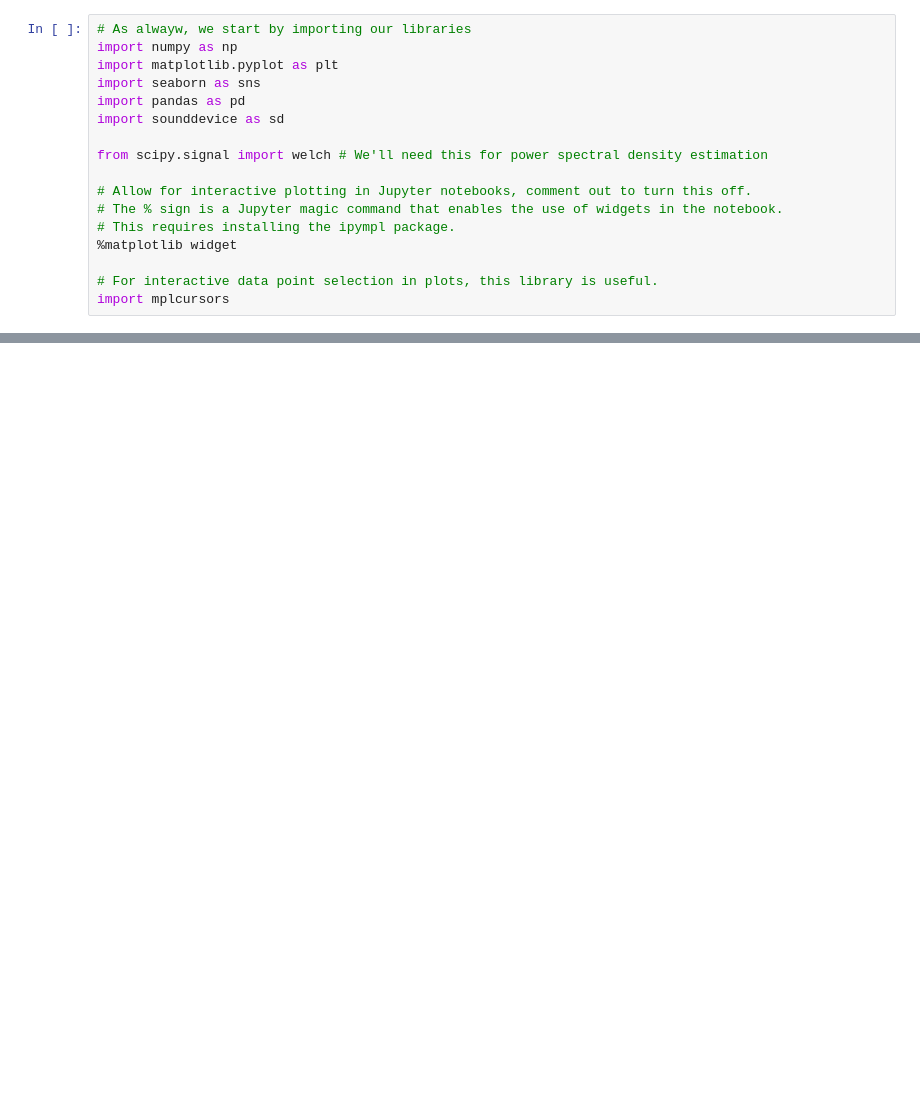
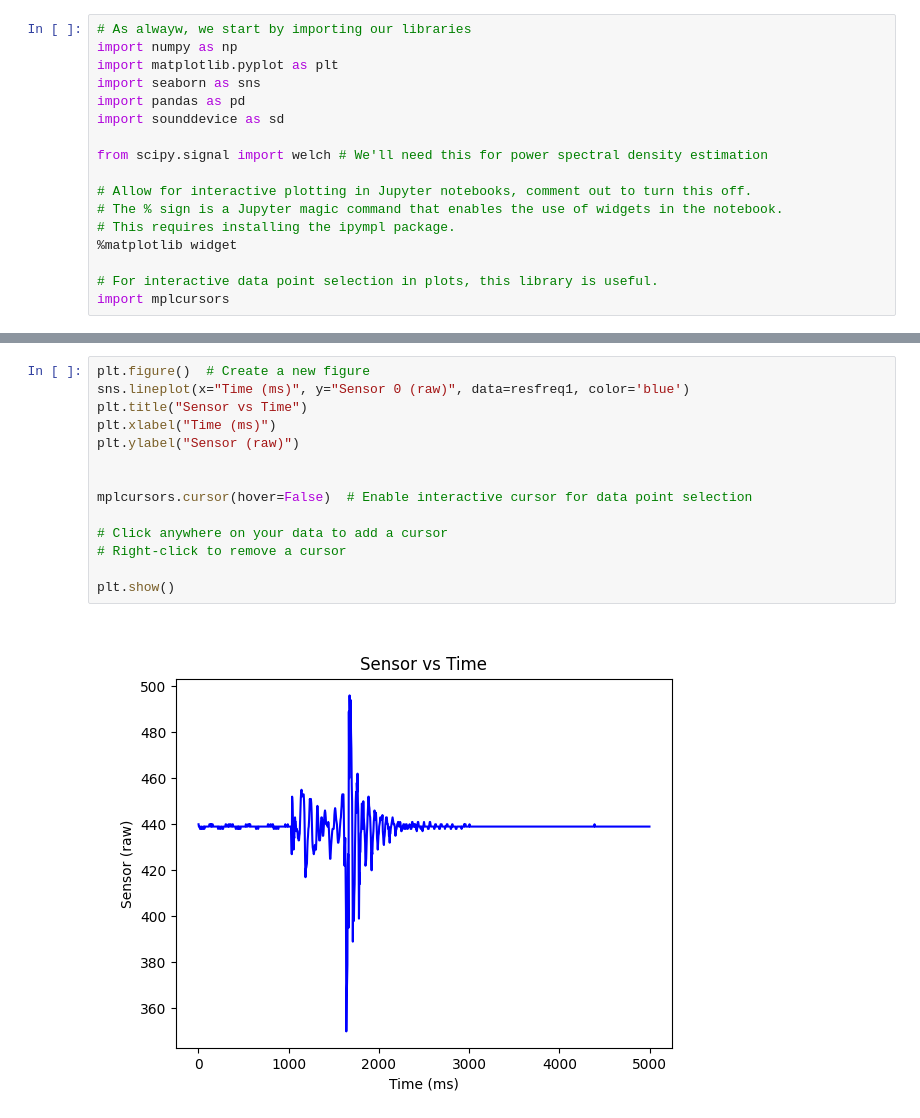
Before and after one commit to rkonecky/geng360-konecky, a Jupyter notebook: Lab 4 - Beam/Resonant Freq.ipynb, the cells around one changed output, grey strips where cells are left out. Cells and saved outputs as stored; diff of their text form; blank space fills up the shorter version.

```diff
--- a/Lab 4 - Beam/Resonant Freq.ipynb
+++ b/Lab 4 - Beam/Resonant Freq.ipynb
@@ -43,0 +49,16 @@ plt.show()
+# %%
+plt.figure()  # Create a new figure
+sns.lineplot(x="Time (ms)", y="Sensor 0 (raw)", data=resfreq1, color='blue')
+plt.title("Sensor vs Time")
+plt.xlabel("Time (ms)")
+plt.ylabel("Sensor (raw)")
+
+
+mplcursors.cursor(hover=False)  # Enable interactive cursor for data point selection
+
+# Click anywhere on your data to add a cursor
+# Right-click to remove a cursor
+
+plt.show()
+# %% [output]
+[figure, added]
```
Also changed, not shown: parts of 10 cells of this notebook, 6 other files.
